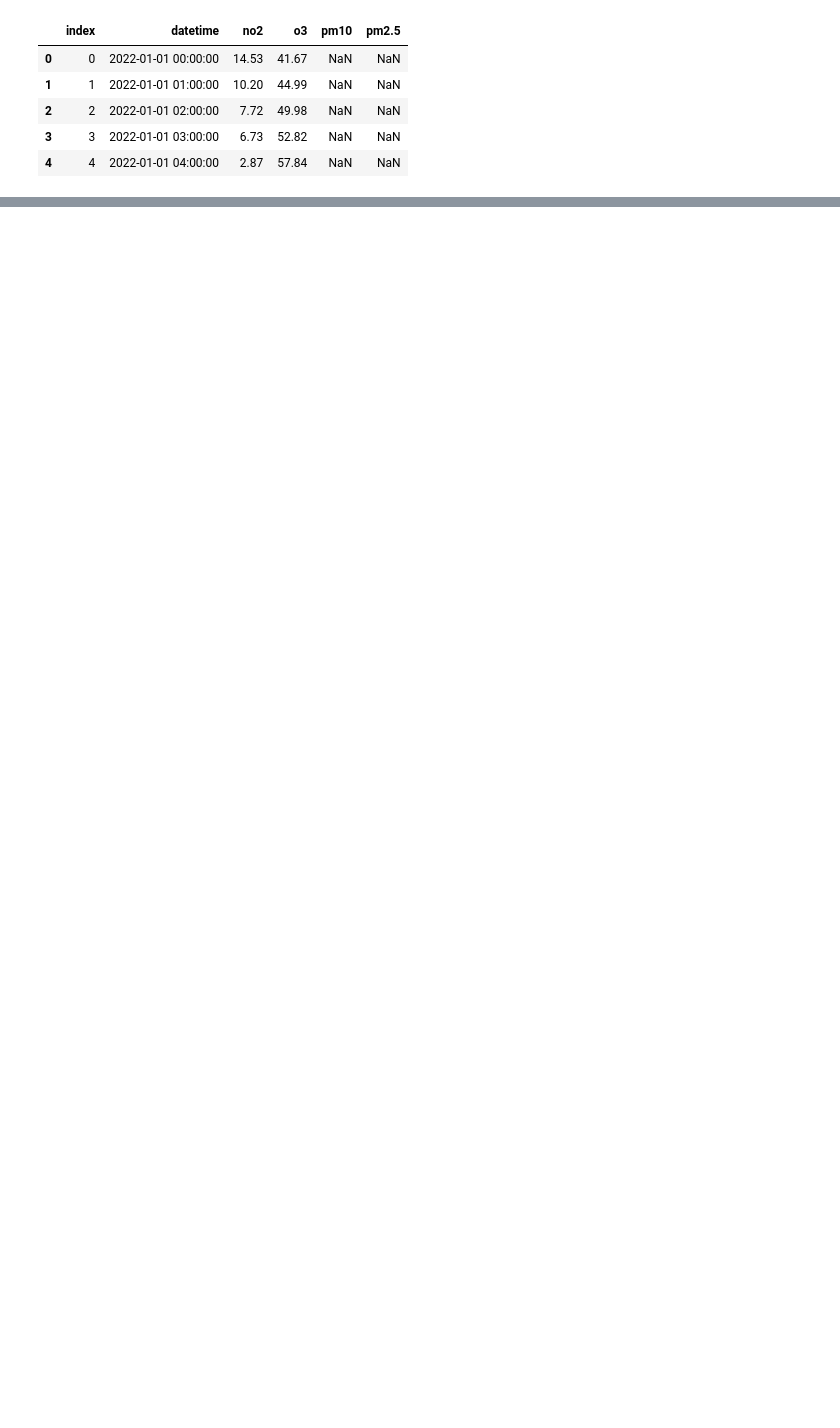
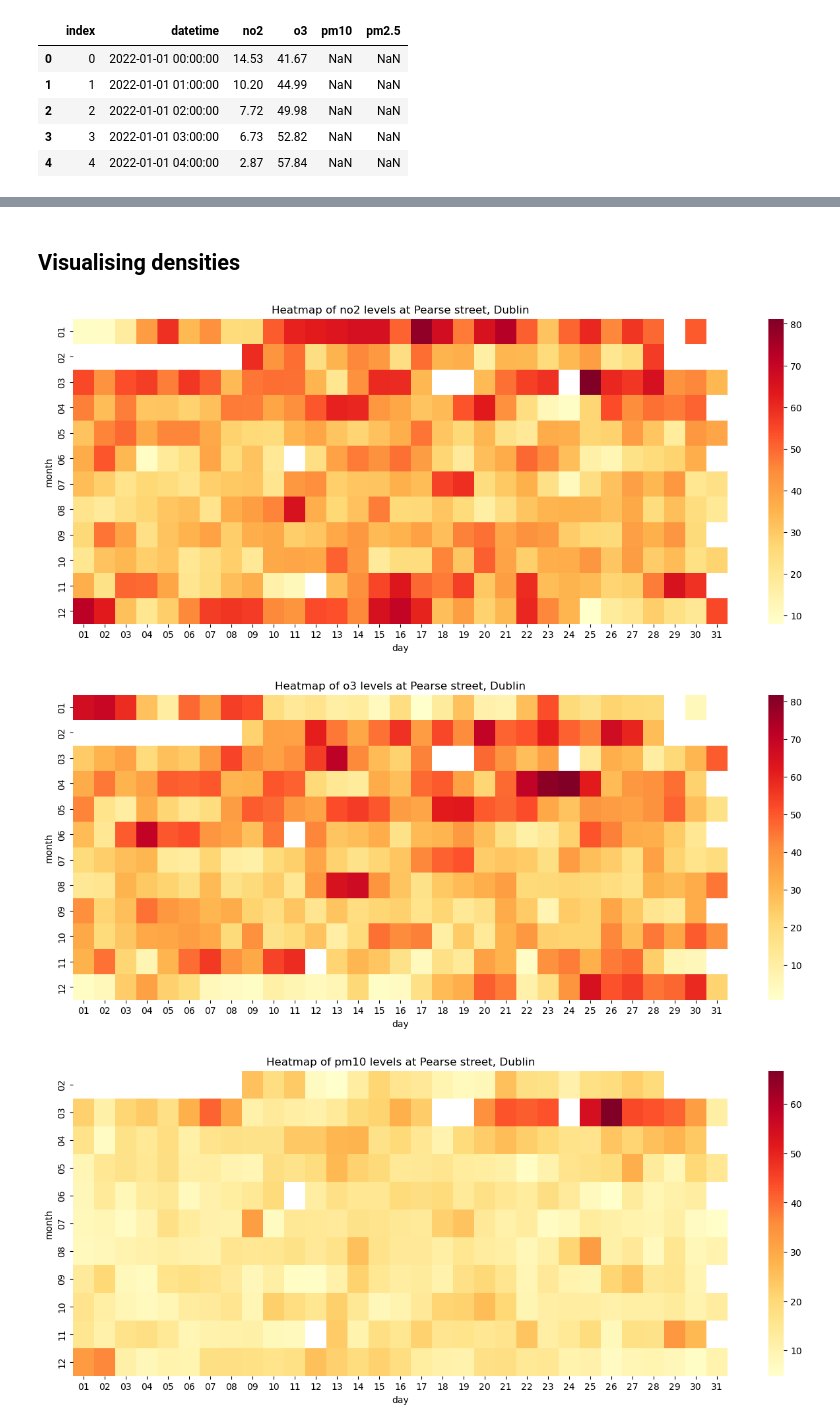
Before and after one commit to AdityaPimpalkar/AQI_federated_learning, a Jupyter notebook: notebooks/pearse_street.ipynb, the cells around one changed output, grey strips where cells are left out. Cells and saved outputs as stored; diff of their text form; code cells hidden in the pictures; blank space fills up the shorter version.

```diff
--- a/notebooks/pearse_street.ipynb
+++ b/notebooks/pearse_street.ipynb
@@ -171,0 +162,29 @@ plothistogram(aqi_copy, 'pm2.5', '2022-01-01', '2022-12-31', 'AQI levels at Amie
+# %% [markdown]
+## Visualising densities
+# %%
+def plotheatmap(dataset, col, fromtime, to, title):
+    dataset = dataset.reset_index()
+    timeframe = dataset[(dataset['datetime'] >= fromtime)
+                         & (dataset['datetime'] <= to)]
+
+    timeframe.loc[:, 'month'] = timeframe['datetime'].dt.strftime('%m')
+    timeframe.loc[:, 'day'] = timeframe['datetime'].dt.strftime('%d')
+
+    timeframe_pm10 = timeframe.pivot_table(index = 'month',values=col, columns='day')
+    #g = sns.FacetGrid(timeframe, col="month", col_wrap=2)
+
+    #g.map_dataframe(lambda data, color: sns.heatmap(data=timeframe, cmap='YlOrRd'))
+    plt.figure(figsize=(16, 6))
+    sns.heatmap(data=timeframe_pm10, cmap='YlOrRd')
+
+    plt.title("Heatmap of " +col + " " + title)
+    plt.show()
+
+plotheatmap(aqi_2022, 'no2', '2022-01-01', '2022-12-31', 'levels at Pearse street, Dublin')
+plotheatmap(aqi_2022, 'o3', '2022-01-01', '2022-12-31', 'levels at Pearse street, Dublin')
+plotheatmap(aqi_2022, 'pm10', '2022-01-01', '2022-12-31', 'levels at Pearse street, Dublin')
+plotheatmap(aqi_2022, 'pm2.5', '2022-01-01', '2022-12-31', 'levels at Pearse street, Dublin')
+# %% [output]
+[figure, new version]
+[figure, new version]
+[figure, new version]
```
Also changed, not shown: parts of 50 cells of this notebook, 1 other file.
